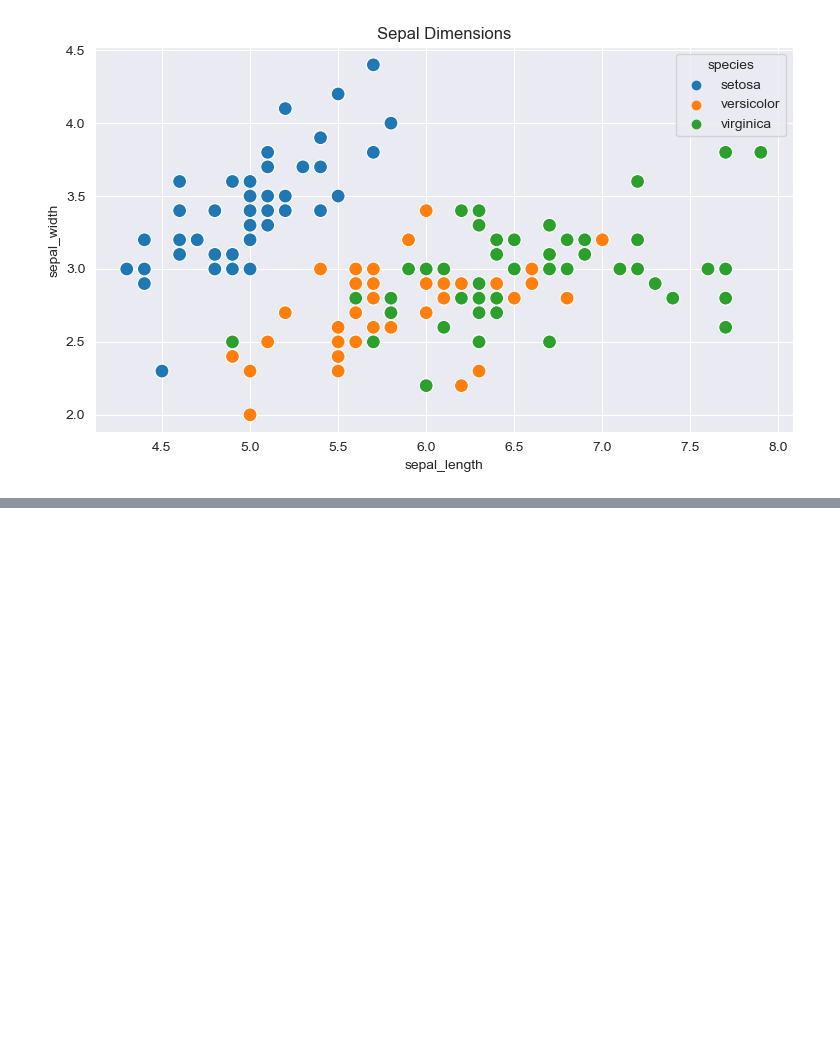
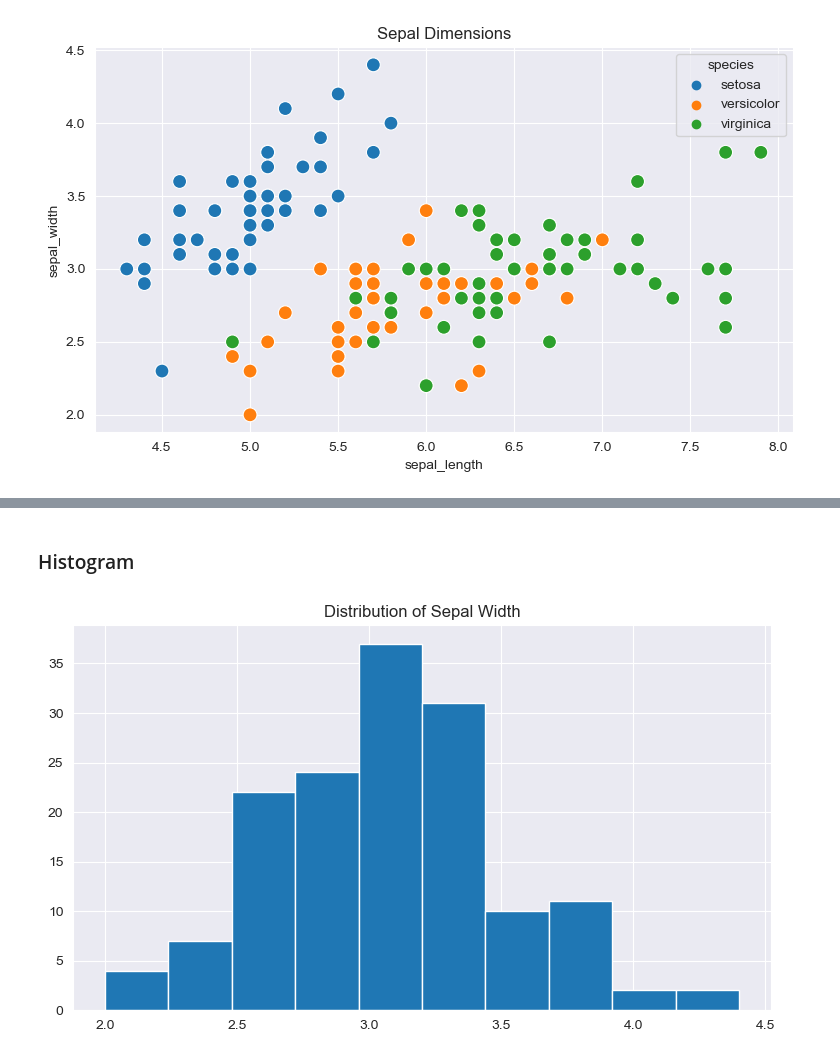
Before and after one commit to Swaraz08/Jupyter, a Jupyter notebook: pandas.ipynb, the cells around one changed output, grey strips where cells are left out. Drawn from its saved outputs; the diff is of its cells as text; code cells hidden in the pictures; blank space fills up the shorter version.

Commit message:
learned histogram

```diff
--- a/pandas.ipynb
+++ b/pandas.ipynb
@@ -926,0 +956,7 @@ sns.scatterplot(x='sepal_length',y='sepal_width',hue='species',s=100,data=flower
+# %% [markdown]
+### Histogram
+# %%
+plt.title('Distribution of Sepal Width')
+plt.hist(flowers_df.sepal_width);
+# %% [output]
+[figure, added]
```
Also changed, not shown: parts of 14 cells of this notebook.
